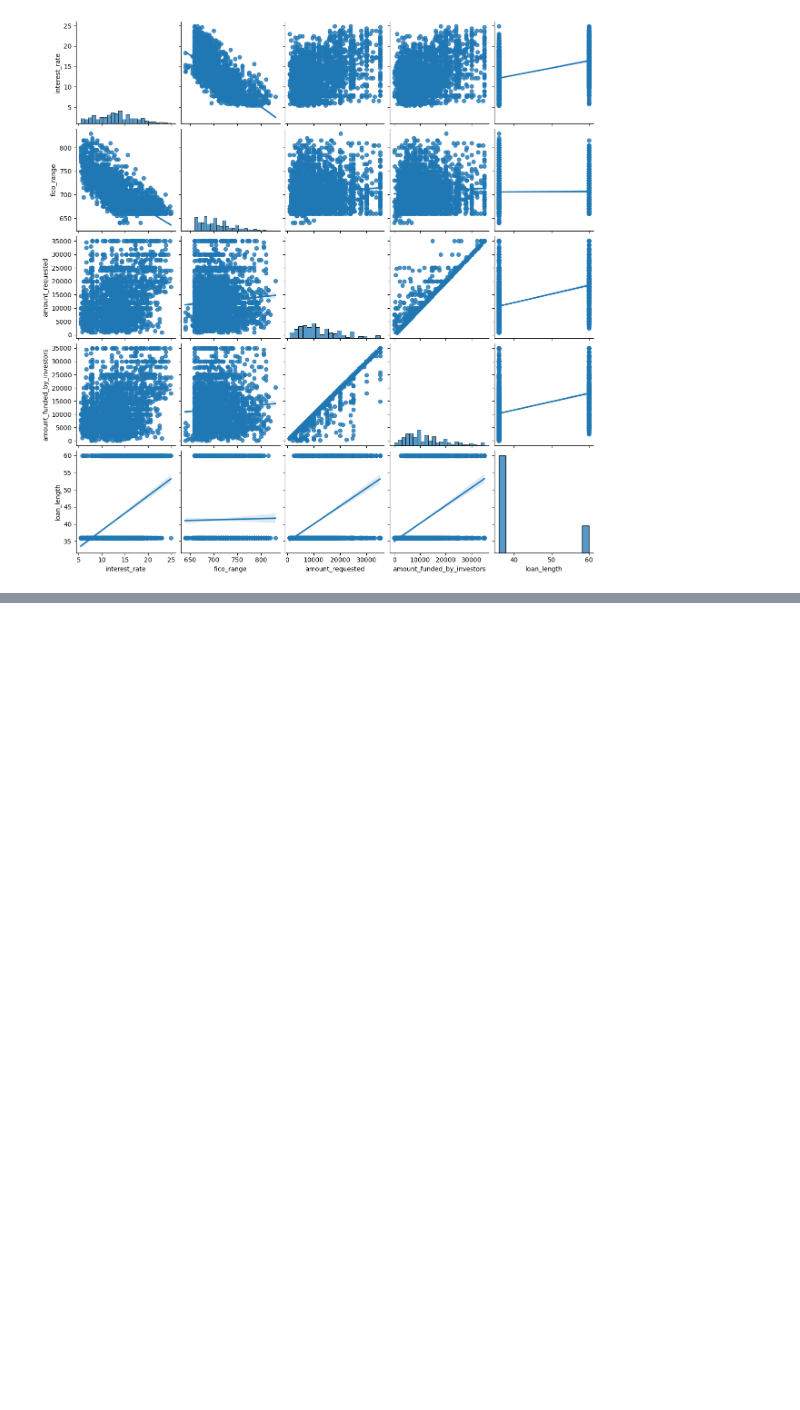
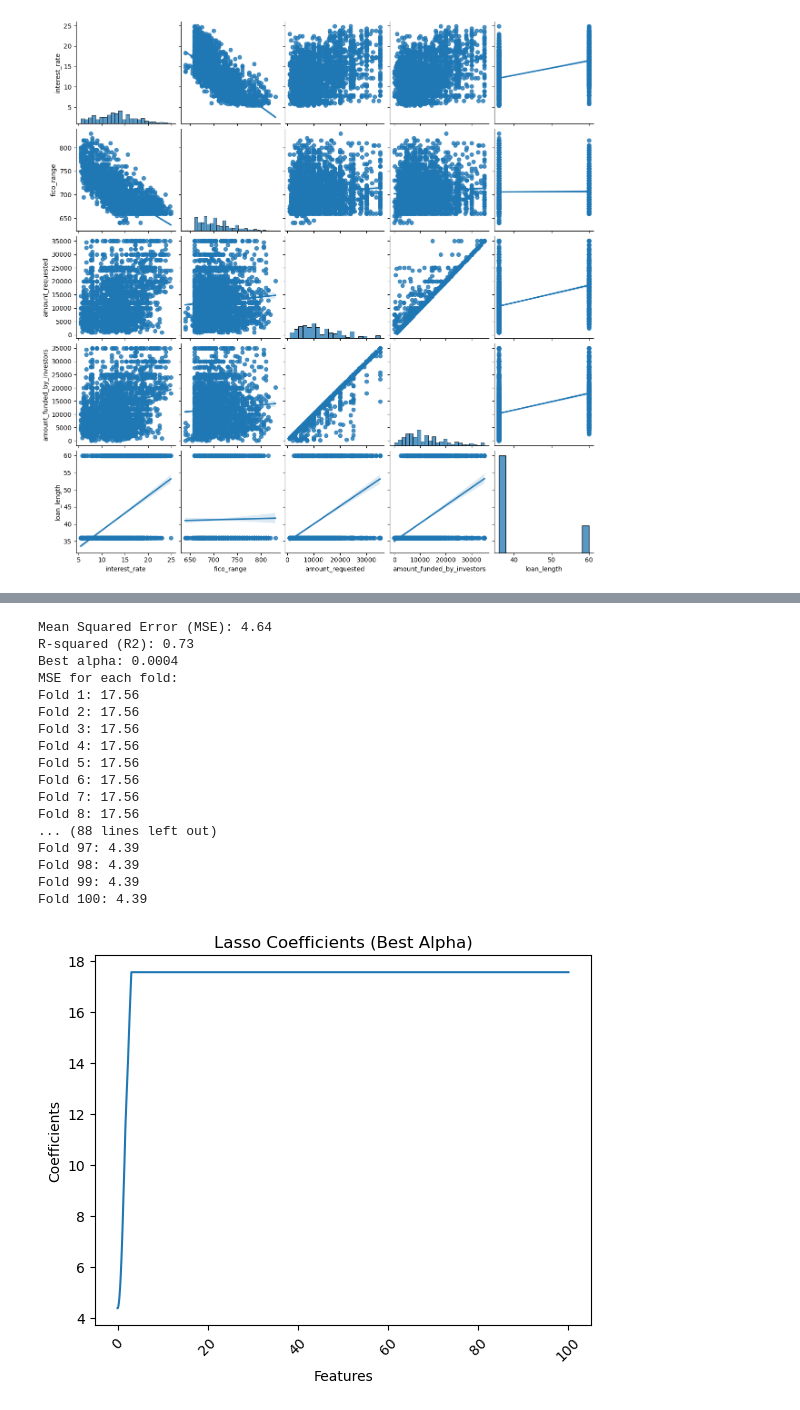
Before and after one commit to DocYoungblood/linear_regression_case_study, a Jupyter notebook: jj.ipynb, the cells around one changed output, grey strips where cells are left out. Saved outputs shown, nothing was run; the diff lists cells and outputs as text; code cells hidden in the pictures; blank space fills up the shorter version.

```diff
--- a/jj.ipynb
+++ b/jj.ipynb
@@ -131,0 +281,67 @@ strong multicollinearity or other numerical problems.
+# %%
+import pandas as pd
+import numpy as np
+import matplotlib.pyplot as plt
+from sklearn.linear_model import LassoCV
+from sklearn.preprocessing import StandardScaler
+from sklearn.model_selection import train_test_split
+from sklearn.metrics import mean_squared_error, r2_score
+
+
+X = banking.drop(columns='interest_rate')
+y = banking['interest_rate']
+
+X_train, X_test, y_train, y_test = train_test_split(X, y, test_size=0.2, random_state=42)
+
+scaler = StandardScaler()
+X_train_scaled = scaler.fit_transform(X_train)
+X_test_scaled = scaler.transform(X_test)
+
+alphas = np.logspace(-4, 2, 100)
+lasso_cv = LassoCV(alphas=alphas, cv=5)
+lasso_cv.fit(X_train_scaled, y_train)
+
+
+best_alpha = lasso_cv.alpha_
+
+
+y_pred = lasso_cv.predict(X_test_scaled)
+
+mse = mean_squared_error(y_test, y_pred)
+r2 = r2_score(y_test, y_pred)
+
+print(f'Mean Squared Error (MSE): {mse:.2f}')
+print(f'R-squared (R2): {r2:.2f}')
+print(f'Best alpha: {best_alpha:.4f}')
+
+print('MSE for each fold:')
+for i, mse_fold in enumerate(lasso_cv.mse_path_.mean(axis=1)):
+    print(f'Fold {i + 1}: {mse_fold:.2f}')
+
+coefs = lasso_cv.coef_
+feature_names = X.columns
+plt.plot(lasso_cv.alphas_, lasso_cv.mse_path_.mean(axis=1))
+plt.xlabel('Features')
+plt.ylabel('Coefficients')
+plt.title('Lasso Coefficients (Best Alpha)')
+plt.xticks(rotation=45)
+plt.show()
+# %% [output]
+Mean Squared Error (MSE): 4.64
+R-squared (R2): 0.73
+Best alpha: 0.0004
+MSE for each fold:
+Fold 1: 17.56
+Fold 2: 17.56
+Fold 3: 17.56
+Fold 4: 17.56
+Fold 5: 17.56
+Fold 6: 17.56
+Fold 7: 17.56
+Fold 8: 17.56
+... (88 lines left out)
+Fold 97: 4.39
+Fold 98: 4.39
+Fold 99: 4.39
+Fold 100: 4.39
+[figure, added]
```
Also changed, not shown: parts of 4 cells of this notebook.
